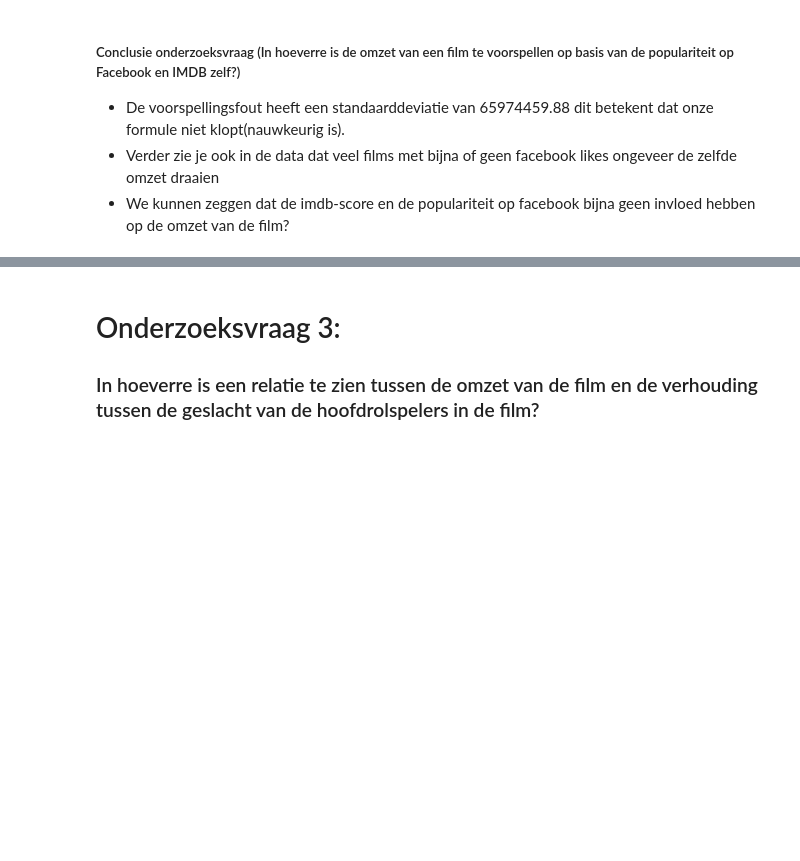
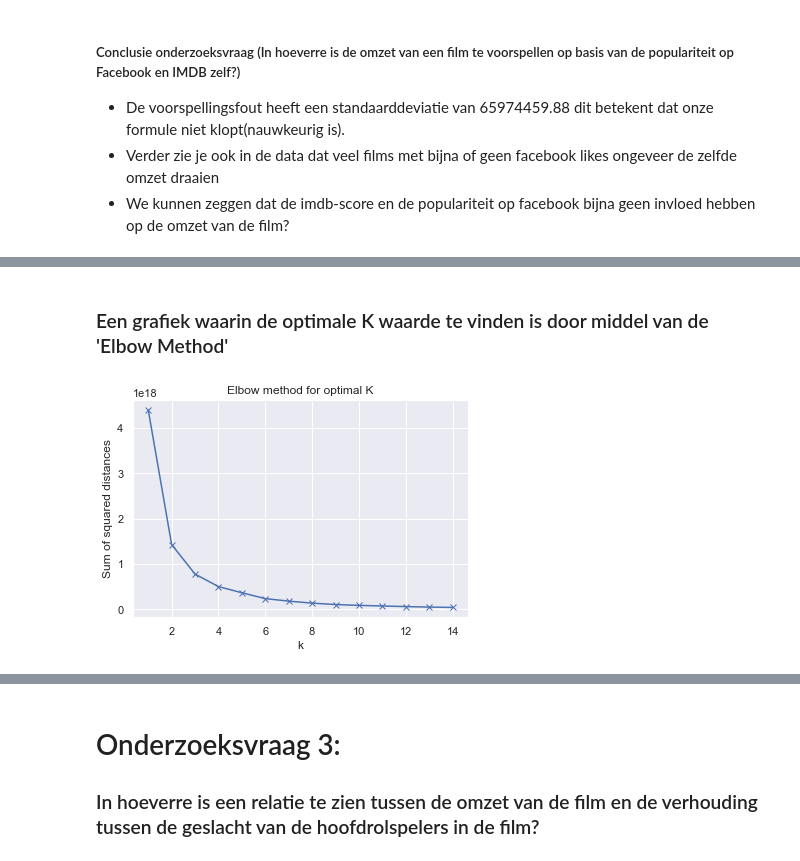
Before and after one commit to Danny-cao/DataScienceMovies, a Jupyter notebook: DataScienceFilms.ipynb, the cells around one changed output, grey strips where cells are left out. Saved outputs shown, nothing was run; the diff lists cells and outputs as text; code cells hidden in the pictures; blank space fills up the shorter version.

```diff
--- a/DataScienceFilms.ipynb
+++ b/DataScienceFilms.ipynb
@@ -429,0 +434,28 @@ math.sqrt(regression_model_mse)
+# %%
+import seaborn as sns
+sns.set()
+from sklearn.cluster import KMeans
+from scipy.spatial.distance import cdist
+
+# Initialiseer de f1, f2 en f3 arrays
+
+f1 = []
+f2 = []
+f3 = []
+
+# controlleer of de inkomende waardes geen 0 zijn
+
+for x in df_movies['budget'].values:
+    if (x != 0):
+        f1.append(x)
+
+for y in df_movies['imdb_score'].values:
+    if (y != 0):
+        f2.append(y)
+
+for z in df_movies['movie_facebook_likes'].values:
+    if (z != 0):
+        f3.append(z)
+
+# maak er een array van
+X = np.array(list(zip(f1, f2, f3)))
@@ -429,0 +487,21 @@ math.sqrt(regression_model_mse)
+# %% [markdown]
+### Een grafiek waarin de optimale K waarde te vinden is door middel van de 'Elbow Method'
+# %%
+# De 'Elbow method for optimal K' wordt hier toegepast op uit te vinden wat het optimale k aantal is
+
+Sum_of_squared_distances = []
+K = range(1,15)
+
+for k in K:
+    km = KMeans(n_clusters=k, random_state=0)
+    km = km.fit(X)
+    Sum_of_squared_distances.append(km.inertia_)
+
+# Visualiseer de data
+plt.plot(K, Sum_of_squared_distances, 'bx-')
+plt.xlabel('k')
+plt.ylabel('Sum of squared distances')
+plt.title('Elbow method for optimal K')
+plt.show()
+# %% [output]
+[figure, added]
```
Also changed, not shown: parts of 9 cells of this notebook.
